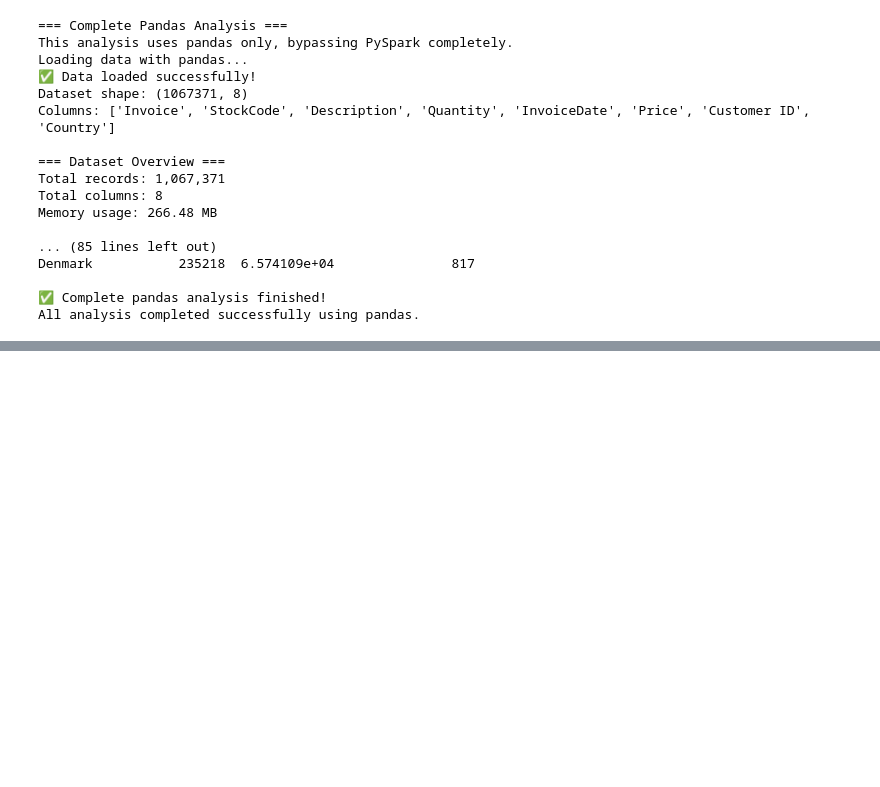
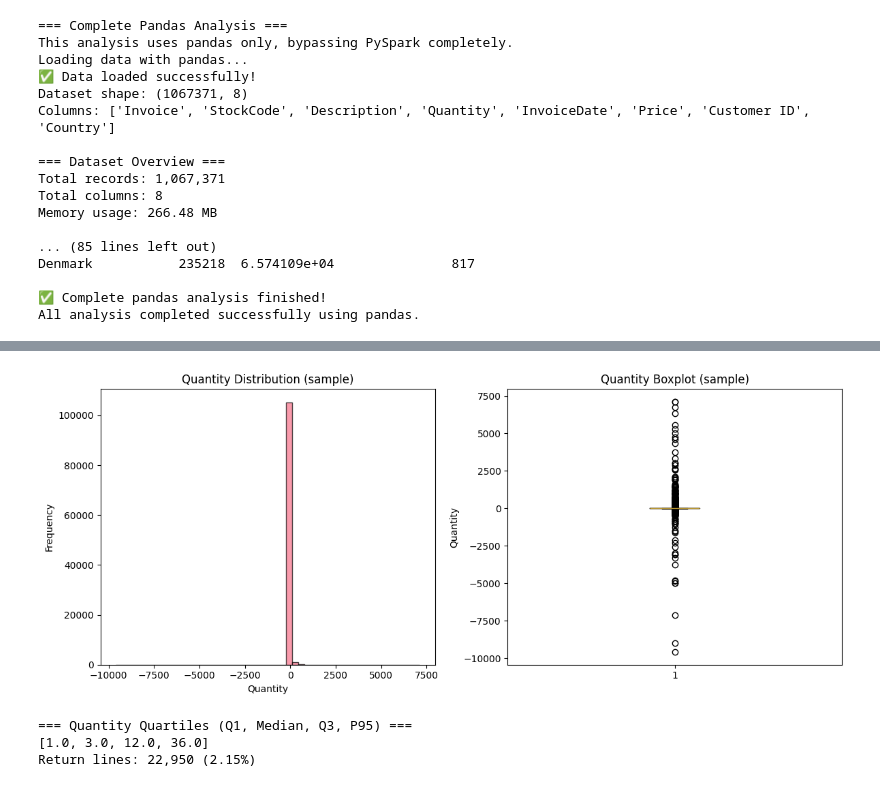
Before and after one commit to Hachi630/BDAS, a Jupyter notebook: Online_Retail_II_Analysis.ipynb, the cells around one changed output, grey strips where cells are left out. Saved outputs shown, nothing was run; the diff lists cells and outputs as text; code cells hidden in the pictures; blank space fills up the shorter version.

```diff
--- a/Online_Retail_II_Analysis.ipynb
+++ b/Online_Retail_II_Analysis.ipynb
@@ -777,0 +1103,31 @@ All analysis completed successfully using pandas.
+# %%
+# 3) Quantity distribution (sample to pandas for histogram)
+quant_sample = df.select("Quantity").sample(fraction=0.1, seed=42).toPandas()
+
+fig, ax = plt.subplots(1,2, figsize=(12,5))
+ax[0].hist(quant_sample["Quantity"], bins=50, edgecolor='black', alpha=0.7)
+ax[0].set_title("Quantity Distribution (sample)")
+ax[0].set_xlabel("Quantity")
+ax[0].set_ylabel("Frequency")
+
+# Boxplot
+ax[1].boxplot(quant_sample["Quantity"], vert=True)
+ax[1].set_title("Quantity Boxplot (sample)")
+ax[1].set_ylabel("Quantity")
+plt.tight_layout()
+plt.show()
+
+# Quartiles using Spark (no collect of all data)
+quartiles = df.approxQuantile("Quantity", [0.25,0.5,0.75,0.95], 0.01)
+print("=== Quantity Quartiles (Q1, Median, Q3, P95) ===")
+print(quartiles)
+
+# Returns share
+returns_count = df.filter(F.col("Quantity") < 0).count()
+returns_pct = returns_count / df.count() * 100
+print(f"Return lines: {returns_count:,} ({returns_pct:.2f}%)")
+# %% [output]
+[figure, added]
+=== Quantity Quartiles (Q1, Median, Q3, P95) ===
+[1.0, 3.0, 12.0, 36.0]
+Return lines: 22,950 (2.15%)
```
Also changed, not shown: parts of 9 cells of this notebook.
